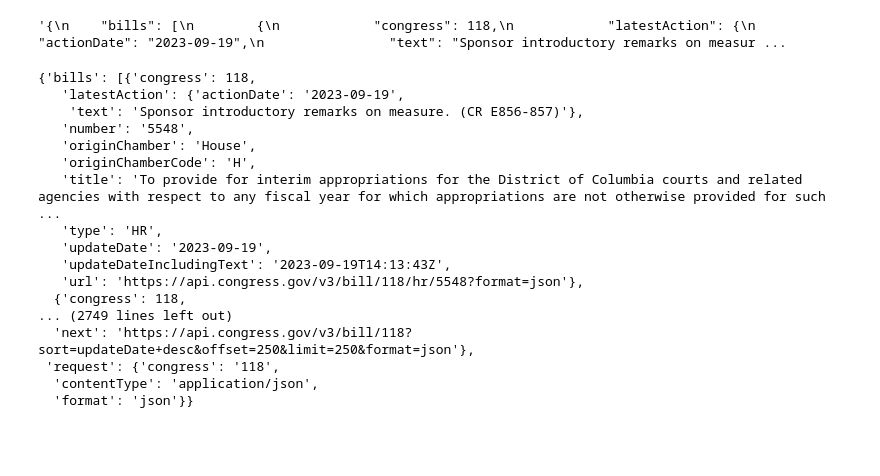
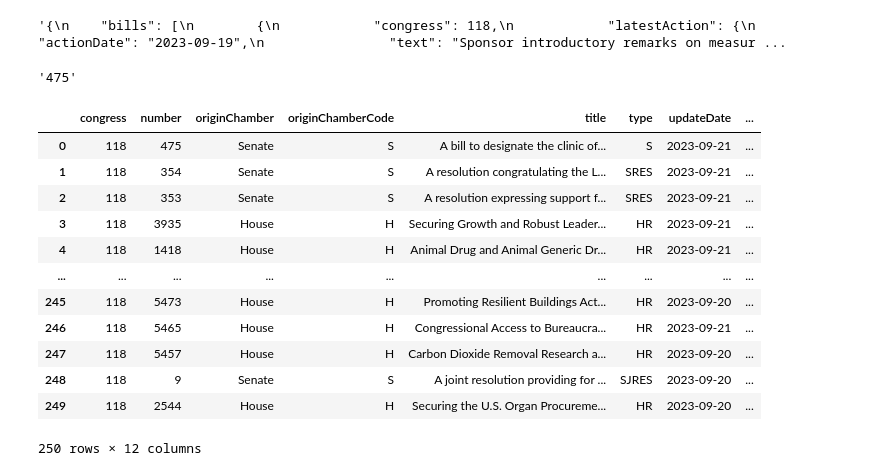
Before and after one commit to bryanchrist/contrans2023, a Jupyter notebook: API_class.ipynb, the cells around one changed output. Drawn from its saved outputs; the diff is of its cells as text; code cells hidden in the pictures; blank space fills up the shorter version.

Commit message:
building out API requests

```diff
--- a/API_class.ipynb
+++ b/API_class.ipynb
@@ -20,8 +20,14 @@ parameters = {'format': 'json',
               'sort': 'updateDate+desc',
               'api_key': congressapi
 }
+
+r = requests.get('http://httpbin.org/user-agent')
+user_agent = json.loads(r.text)['user-agent']
+headers = {'User-Agent': user_agent,
+            "From": 'brc4cb@virginia.edu'
+}
 # %%
-r = requests.get(root + endpoint, params = parameters)
+r = requests.get(root + endpoint, params = parameters, headers = headers)
 # %%
 r
 # %% [output]
@@ -31,22 +37,7 @@ r.text
 # %% [output]
 '{\n    "bills": [\n        {\n            "congress": 118,\n            "latestAction": {\n                "actionDate": "2023-09-19",\n                "text": "Sponsor introductory remarks on measur ...
 # %%
-json.loads(r.text)
+myjson = json.loads(r.text)
+myjson['bills'][0]['number']
 # %% [output]
-{'bills': [{'congress': 118,
-   'latestAction': {'actionDate': '2023-09-19',
-    'text': 'Sponsor introductory remarks on measure. (CR E856-857)'},
-   'number': '5548',
-   'originChamber': 'House',
-   'originChamberCode': 'H',
-   'title': 'To provide for interim appropriations for the District of Columbia courts and related agencies with respect to any fiscal year for which appropriations are not otherwise provided for such ...
-   'type': 'HR',
-   'updateDate': '2023-09-19',
-   'updateDateIncludingText': '2023-09-19T14:13:43Z',
-   'url': 'https://api.congress.gov/v3/bill/118/hr/5548?format=json'},
-  {'congress': 118,
-... (2749 lines left out)
-  'next': 'https://api.congress.gov/v3/bill/118?sort=updateDate+desc&offset=250&limit=250&format=json'},
- 'request': {'congress': '118',
-  'contentType': 'application/json',
-  'format': 'json'}}
+'475'
@@ -52,0 +50,17 @@ json.loads(r.text)
+# %%
+billsdf = pd.json_normalize(myjson, record_path = ['bills'])
+billsdf
+# %% [output]
+|  | congress | number | originChamber | originChamberCode | title | type | updateDate | ... |
+| 0 | 118 | 475 | Senate | S | A bill to designate the clinic of... | S | 2023-09-21 | ... |
+| 1 | 118 | 354 | Senate | S | A resolution congratulating the L... | SRES | 2023-09-21 | ... |
+| 2 | 118 | 353 | Senate | S | A resolution expressing support f... | SRES | 2023-09-21 | ... |
+| 3 | 118 | 3935 | House | H | Securing Growth and Robust Leader... | HR | 2023-09-21 | ... |
+| 4 | 118 | 1418 | House | H | Animal Drug and Animal Generic Dr... | HR | 2023-09-21 | ... |
+| ... | ... | ... | ... | ... | ... | ... | ... | ... |
+| 245 | 118 | 5473 | House | H | Promoting Resilient Buildings Act... | HR | 2023-09-20 | ... |
+| 246 | 118 | 5465 | House | H | Congressional Access to Bureaucra... | HR | 2023-09-21 | ... |
+| 247 | 118 | 5457 | House | H | Carbon Dioxide Removal Research a... | HR | 2023-09-20 | ... |
+| 248 | 118 | 9 | Senate | S | A joint resolution providing for ... | SJRES | 2023-09-20 | ... |
+| 249 | 118 | 2544 | House | H | Securing the U.S. Organ Procureme... | HR | 2023-09-20 | ... |
+250 rows × 12 columns
```
Also changed, not shown: parts of 3 cells of this notebook, 1 other file.
